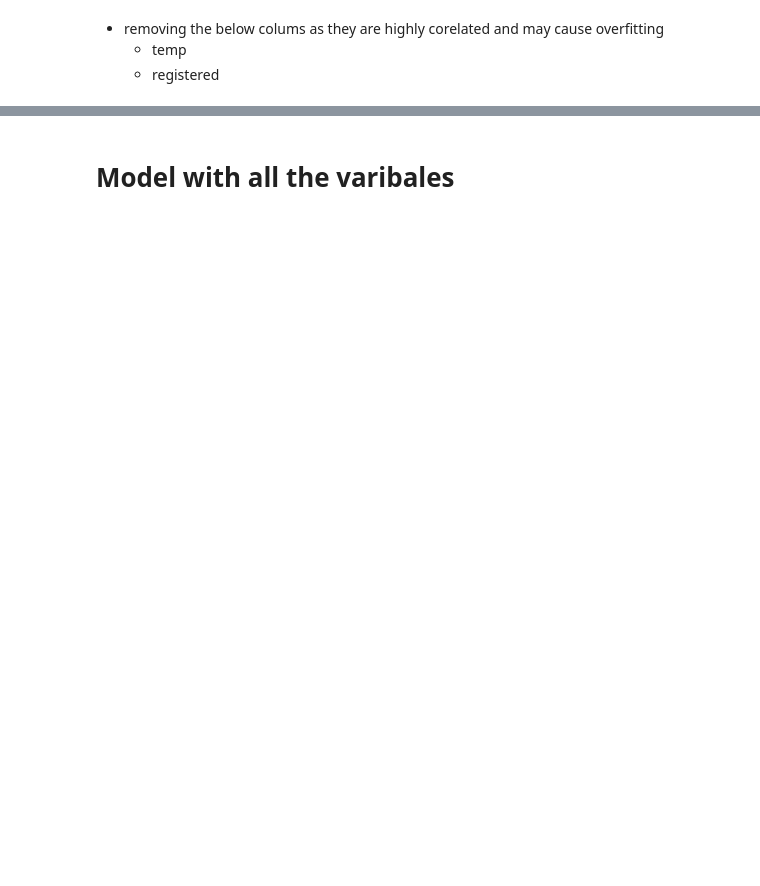
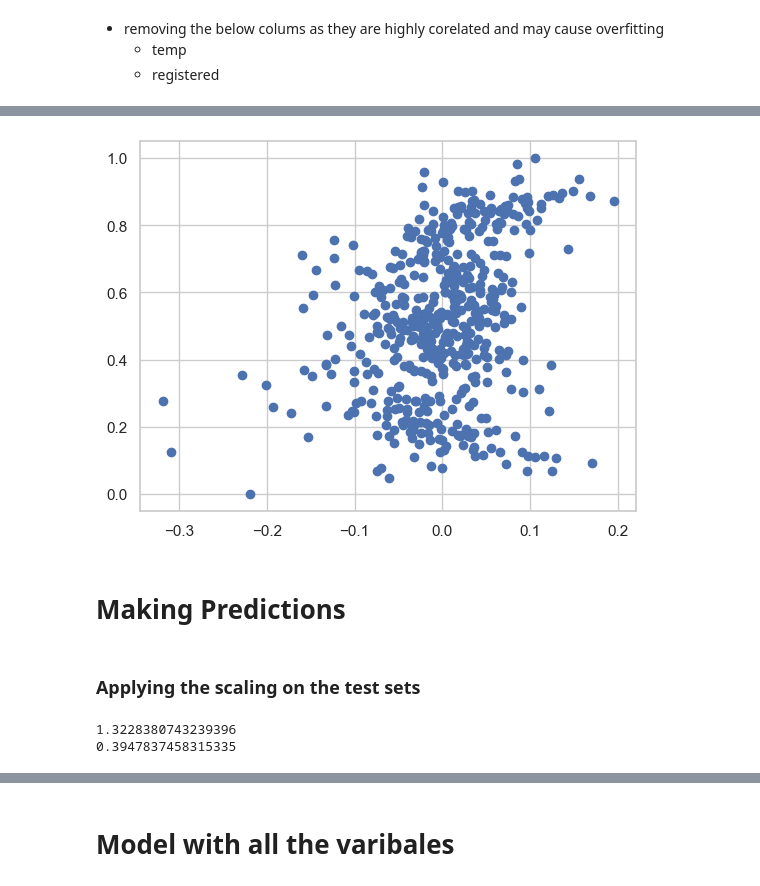
Before and after one commit to karma9791/Building_Bike_Demand_Model, a Jupyter notebook: Buildinfg_Bike_Demand_Model.ipynb, the cells around one changed output, grey strips where cells are left out. Drawn from its saved outputs; the diff is of its cells as text; code cells hidden in the pictures; blank space fills up the shorter version.

```diff
--- a/Buildinfg_Bike_Demand_Model.ipynb
+++ b/Buildinfg_Bike_Demand_Model.ipynb
@@ -544,0 +717,8 @@ X_train = df_train
+# %%
+plt.scatter(y_train - y_train_price, y_train); # No definite pattern found which fails to void our assumption
+# %% [output]
+[figure, added]
+# %% [markdown]
+# Making Predictions
+# %% [markdown]
+### Applying the scaling on the test sets
@@ -544,0 +729,14 @@ X_train = df_train
+# %%
+# Check the skewness of the 'casual' variable
+print(df_test['casual'].skew())
+
+# Apply square root transformation to address skewness
+from sklearn.preprocessing import FunctionTransformer
+df_test['casual_sqrt'] = FunctionTransformer(np.sqrt).fit_transform(df_test[['casual']])
+df_test = df_test.drop(columns=['casual'], axis=1)
+
+# Check the skewness of the transformed variable
+print(df_test['casual_sqrt'].skew())
+# %% [output]
+1.3228380743239396
+0.3947837458315335
```
Also changed, not shown: parts of 139 cells of this notebook.
